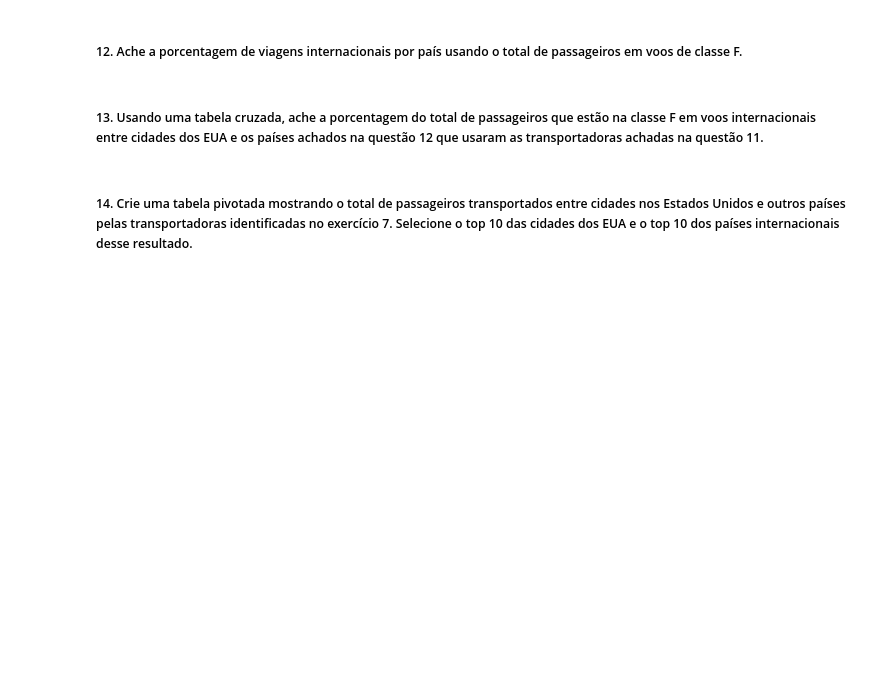
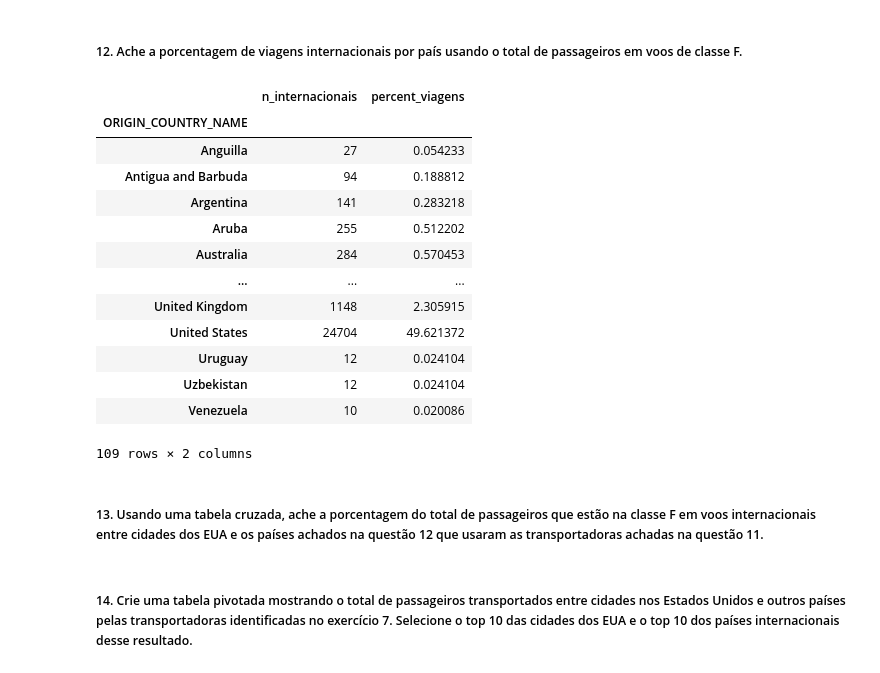
Before and after one commit to G7-DataScience/Exercicios, a Jupyter notebook: Grupo_Hands_on_Pandas.ipynb, the cells around one changed output. Saved outputs shown, nothing was run; the diff lists cells and outputs as text; code cells hidden in the pictures; blank space fills up the shorter version.

```diff
--- a/Grupo_Hands_on_Pandas.ipynb
+++ b/Grupo_Hands_on_Pandas.ipynb
@@ -188,4 +206,26 @@ df_q10
 # %% [markdown]
 ##### 12. Ache a porcentagem de viagens internacionais por país usando o total de passageiros em voos de classe F.
+# %%
+df_q12 = df[['ORIGIN_COUNTRY_NAME', 'DEST_COUNTRY_NAME', 'PASSENGERS', 'CLASS']]\
+    .query("CLASS == 'F' and ORIGIN_COUNTRY_NAME != DEST_COUNTRY_NAME")\
+    .groupby('ORIGIN_COUNTRY_NAME').agg(n_internacionais = ('CLASS', 'count'))\
+    .assign(percent_viagens=lambda x: 100 * x.n_internacionais / x.n_internacionais.sum())
+# %%
+df_q12
+# %% [output]
+|  | n_internacionais | percent_viagens |
+| ORIGIN_COUNTRY_NAME |  |  |
+| Anguilla | 27 | 0.054233 |
+| Antigua and Barbuda | 94 | 0.188812 |
+| Argentina | 141 | 0.283218 |
+| Aruba | 255 | 0.512202 |
+| Australia | 284 | 0.570453 |
+| ... | ... | ... |
+| United Kingdom | 1148 | 2.305915 |
+| United States | 24704 | 49.621372 |
+| Uruguay | 12 | 0.024104 |
+| Uzbekistan | 12 | 0.024104 |
+| Venezuela | 10 | 0.020086 |
+109 rows × 2 columns
 # %% [markdown]
 ##### 13. Usando uma tabela cruzada, ache a porcentagem do total de passageiros que estão na classe F em voos internacionais entre cidades dos EUA e os países achados na questão 12 que usaram as transportadoras achadas na questão 11.
```
Also changed, not shown: parts of 3 cells of this notebook.
